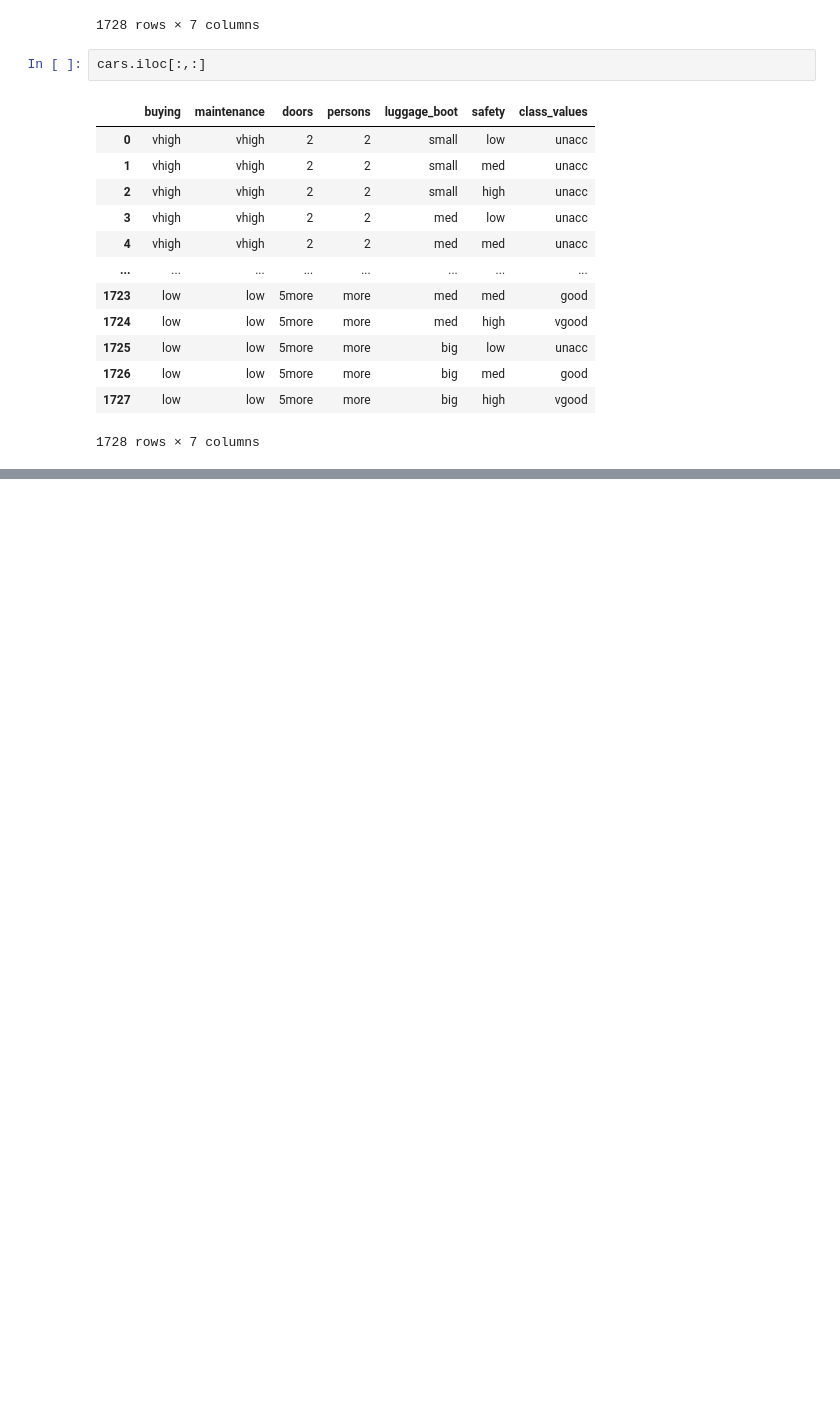
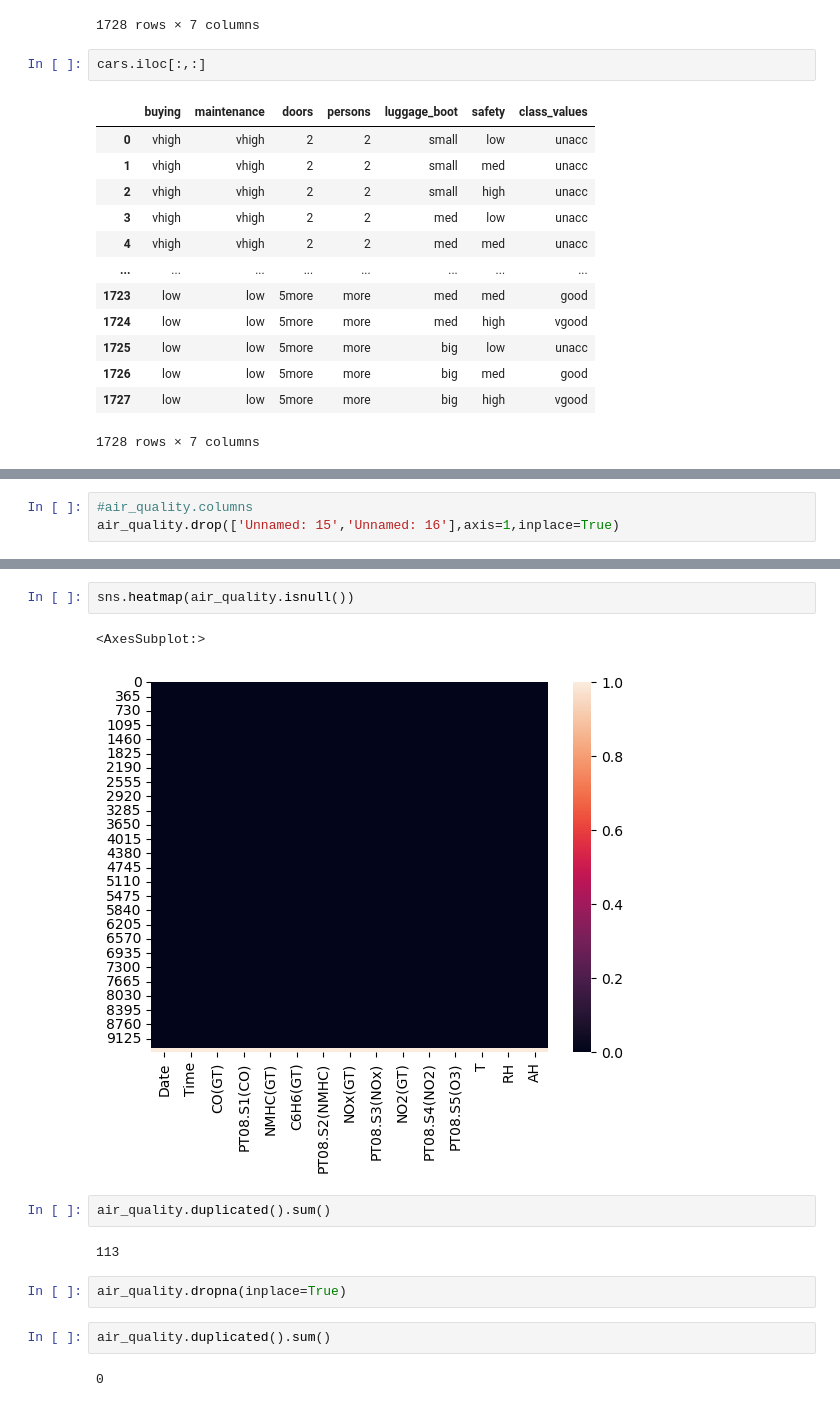
Before and after one commit to sahilgarg510/deliotte_bootcamp, a Jupyter notebook: Coding_Fundamentals.ipynb, the cells around one changed output, grey strips where cells are left out. Drawn from its saved outputs; the diff is of its cells as text; blank space fills up the shorter version.

```diff
--- a/Coding_Fundamentals.ipynb
+++ b/Coding_Fundamentals.ipynb
@@ -580,0 +842,3 @@ cars.iloc[:,:]
+# %%
+#air_quality.columns
+air_quality.drop(['Unnamed: 15','Unnamed: 16'],axis=1,inplace=True)
@@ -580,0 +877,15 @@ cars.iloc[:,:]
+# %%
+sns.heatmap(air_quality.isnull())
+# %% [output]
+<AxesSubplot:>
+[figure, added]
+# %%
+air_quality.duplicated().sum()
+# %% [output]
+113
+# %%
+air_quality.dropna(inplace=True)
+# %%
+air_quality.duplicated().sum()
+# %% [output]
+0
```
Also changed, not shown: parts of 40 cells of this notebook.
